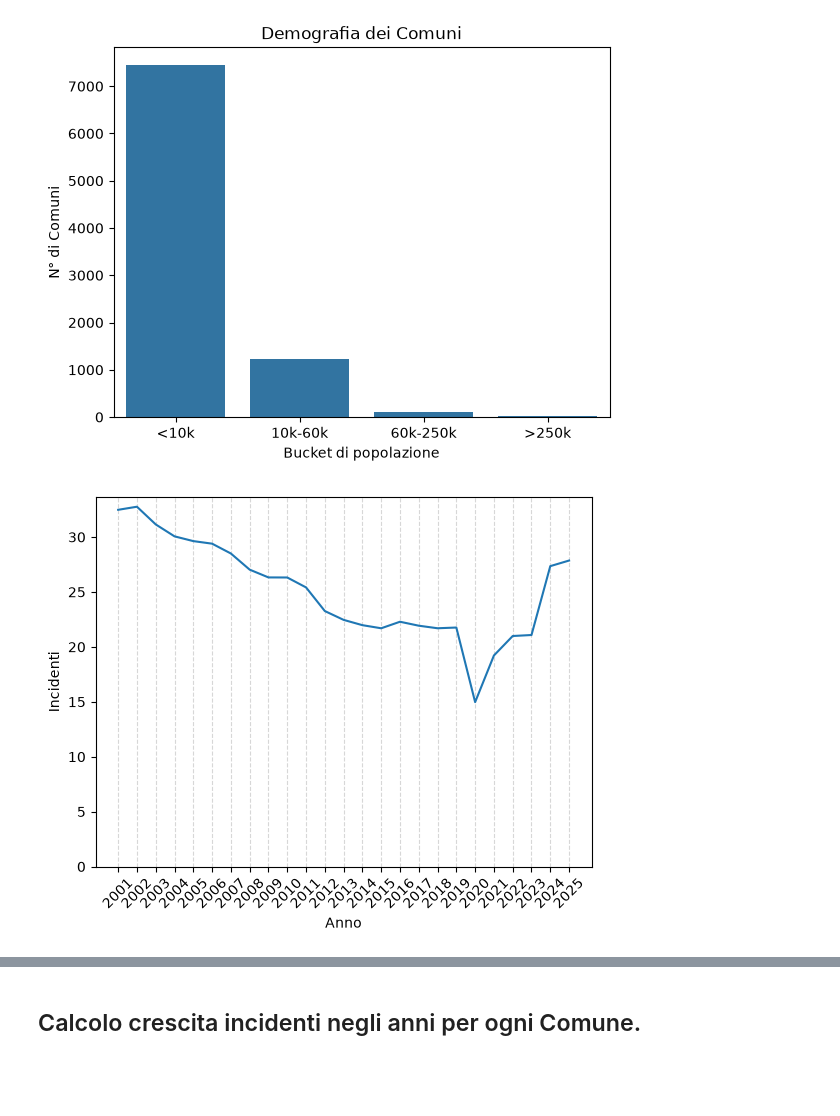
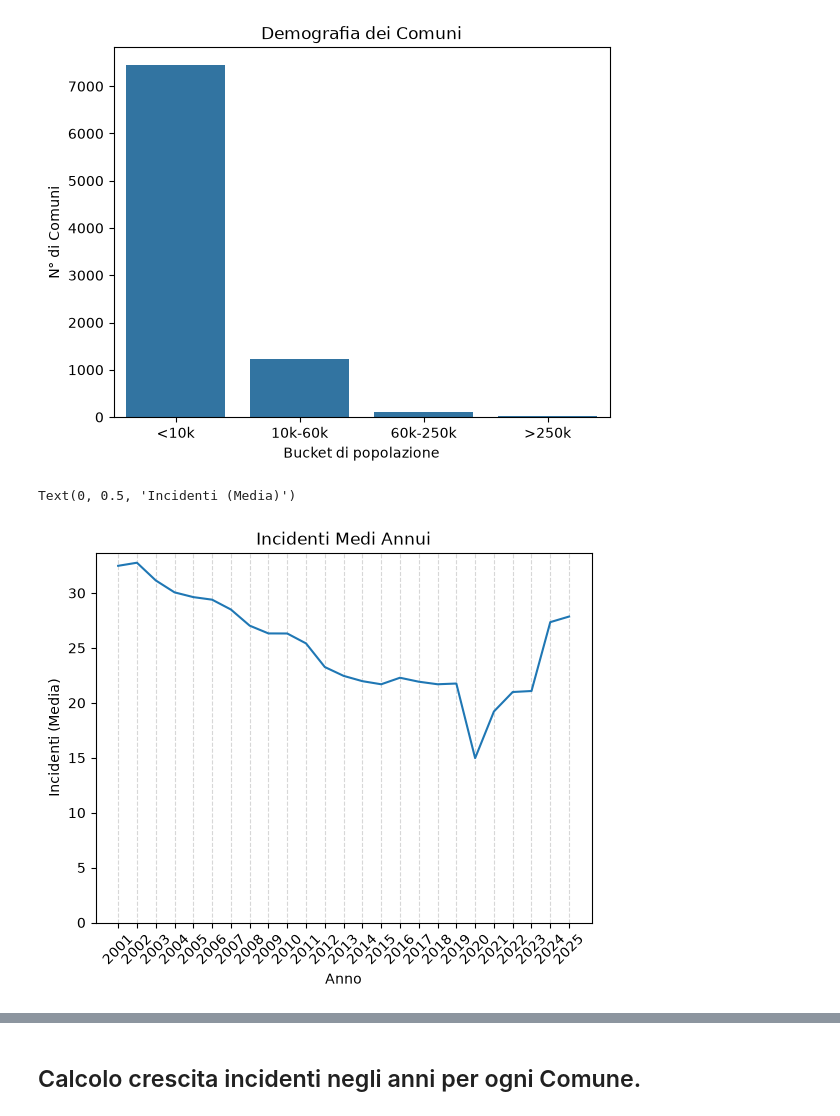
Before and after one commit to giuliocipone-lang/Boolean_capstone_project, a Jupyter notebook: EDA.ipynb, the cells around one changed output, grey strips where cells are left out. Saved outputs shown, nothing was run; the diff lists cells and outputs as text; code cells hidden in the pictures; blank space fills up the shorter version.

```diff
--- a/EDA.ipynb
+++ b/EDA.ipynb
@@ -46,6 +46,9 @@ Data columns (total 14 columns):
  13  morti+feriti/incidenti           156180 non-null  float64
 dtypes: float64(5), int64(6), str(3)
 memory usage: 21.1 MB
+# %%
+df['Nome Comune'] = df['Nome Comune'].fillna('None (TO)')
+#ripeto qui l'azione, funziona nello script ma qui si ripresenta.
 # %%
 df.isnull().sum()
 # %% [output]
@@ -104,13 +87,18 @@ ylabel='N° di Comuni');
 # %% [output]
 [figure]
 # %%
-ax= sns.lineplot(x='Anno', y='Incidenti', data=df.groupby(['Anno'], as_index=False)['Incidenti'].mean().sort_values('Anno', ascending=True), errorbar=None);
+ax= sns.lineplot(x='Anno', y='Incidenti', data=df.groupby(['Anno'], as_index=False)['Incidenti'].mean().sort_values('Anno', ascending=True), errorbar=None)
 ax.set_xticks(df['Anno'].unique());
 ax.set_xticklabels(df['Anno'].unique(), rotation=45);
 ax.set_ylim(bottom=0)
 ax.grid(axis='x', linestyle='--', alpha=0.5)
+
+ax.set_title('Incidenti Medi Annui')
+ax.set_xlabel('Anno')
+ax.set_ylabel('Incidenti (Media)')
 # %% [output]
+Text(0, 0.5, 'Incidenti (Media)')
-[figure, old version]
+[figure, new version]
 # %%
 ax= sns.lineplot(x='Anno', y='Feriti', data=df.groupby(['Anno'], as_index=False)['Feriti'].mean().sort_values('Anno', ascending=True), errorbar=None);
 ax.set_xticks(df['Anno'].unique());
```
Also changed, not shown: parts of 12 cells of this notebook.
